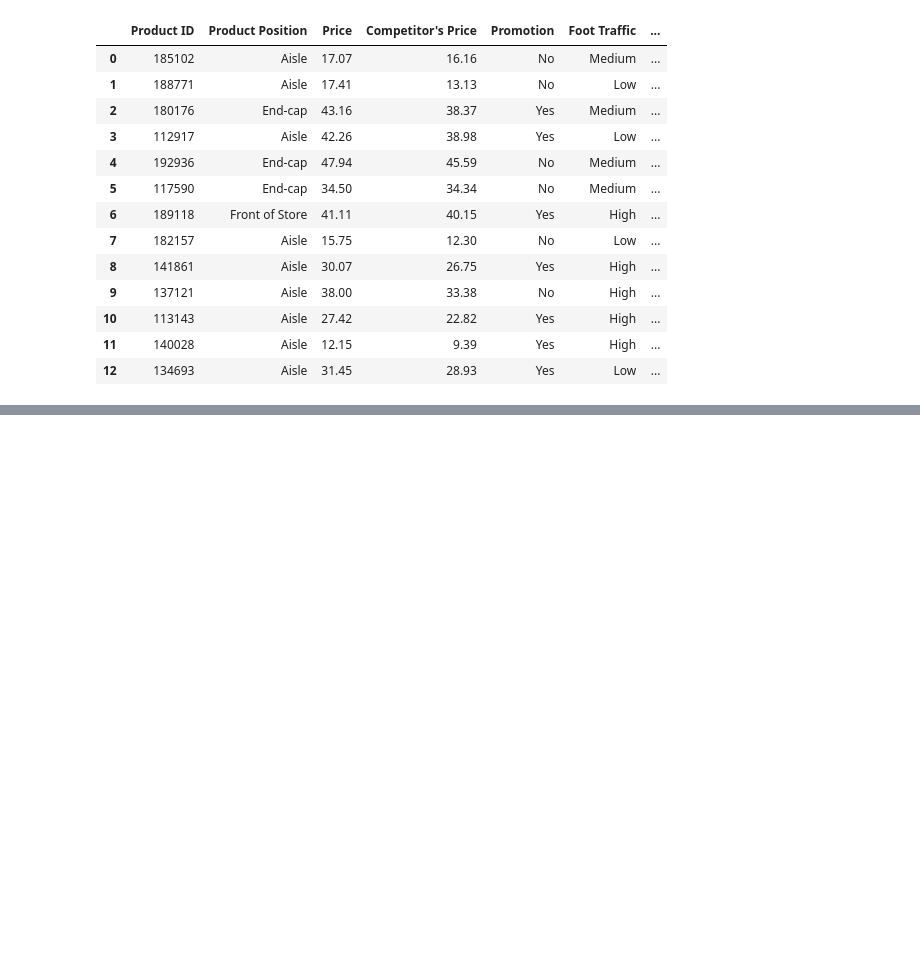
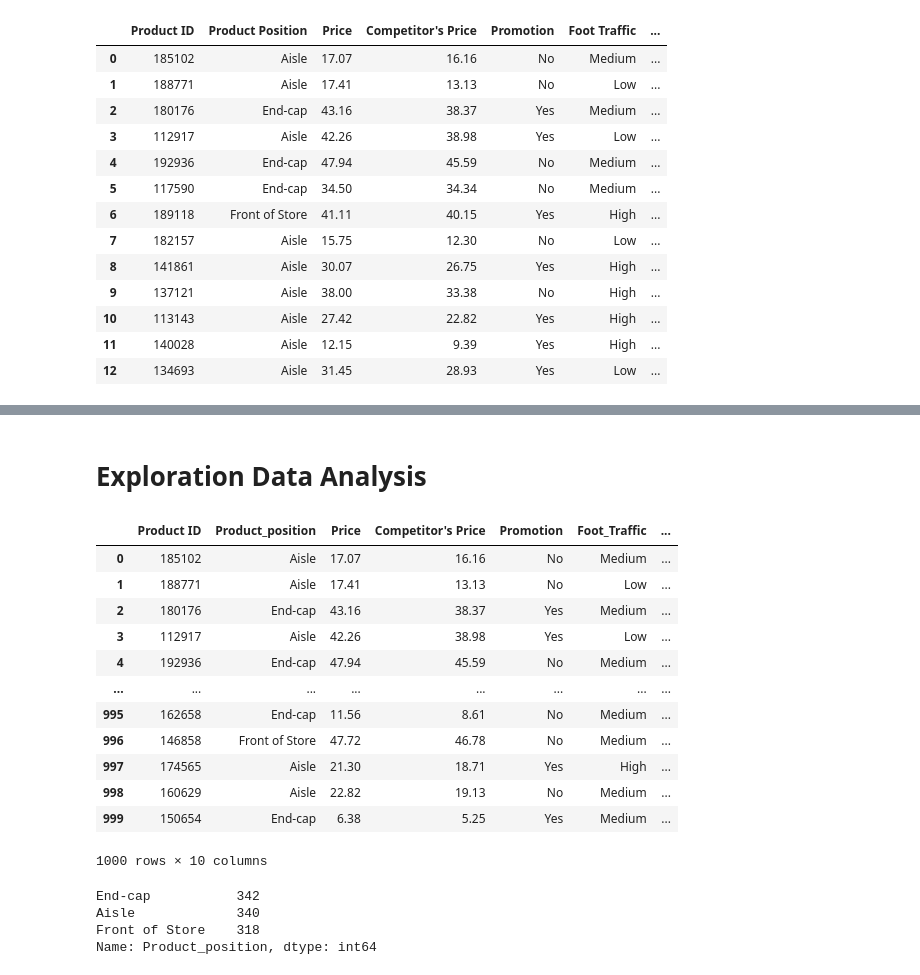
Before and after one commit to KennethAgbo/Product-Positioning--Data--Wrangling-and-Analysis, a Jupyter notebook: Product Positioning notebook.ipynb, the cells around one changed output, grey strips where cells are left out. Saved outputs shown, nothing was run; the diff lists cells and outputs as text; code cells hidden in the pictures; blank space fills up the shorter version.

```diff
--- a/Product Positioning notebook.ipynb
+++ b/Product Positioning notebook.ipynb
@@ -80,0 +121,18 @@ df.head(13)
+# %% [markdown]
+# Exploration Data Analysis
+# %%
+df
+# %% [output]
+|  | Product ID | Product_position | Price | Competitor's Price | Promotion | Foot_Traffic | ... |
+| 0 | 185102 | Aisle | 17.07 | 16.16 | No | Medium | ... |
+| 1 | 188771 | Aisle | 17.41 | 13.13 | No | Low | ... |
+| 2 | 180176 | End-cap | 43.16 | 38.37 | Yes | Medium | ... |
+| 3 | 112917 | Aisle | 42.26 | 38.98 | Yes | Low | ... |
+| 4 | 192936 | End-cap | 47.94 | 45.59 | No | Medium | ... |
+| ... | ... | ... | ... | ... | ... | ... | ... |
+| 995 | 162658 | End-cap | 11.56 | 8.61 | No | Medium | ... |
+| 996 | 146858 | Front of Store | 47.72 | 46.78 | No | Medium | ... |
+| 997 | 174565 | Aisle | 21.30 | 18.71 | Yes | High | ... |
+| 998 | 160629 | Aisle | 22.82 | 19.13 | No | Medium | ... |
+| 999 | 150654 | End-cap | 6.38 | 5.25 | Yes | Medium | ... |
+1000 rows × 10 columns
@@ -80,0 +141,7 @@ df.head(13)
+# %%
+product_position_count
+# %% [output]
+End-cap           342
+Aisle             340
+Front of Store    318
+Name: Product_position, dtype: int64
```
Also changed, not shown: parts of 14 cells of this notebook.
